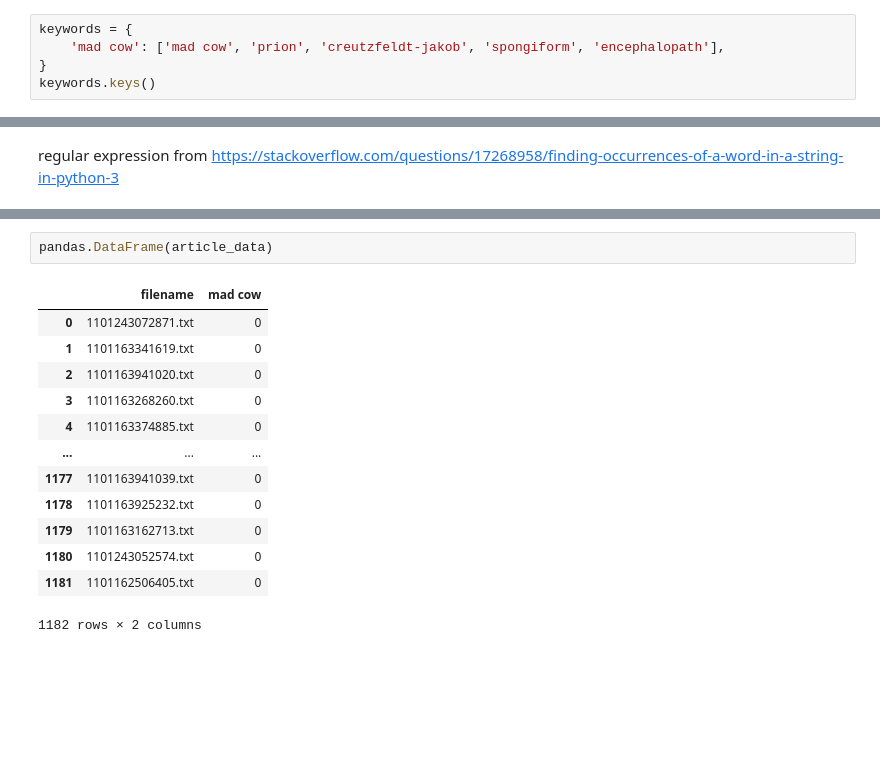
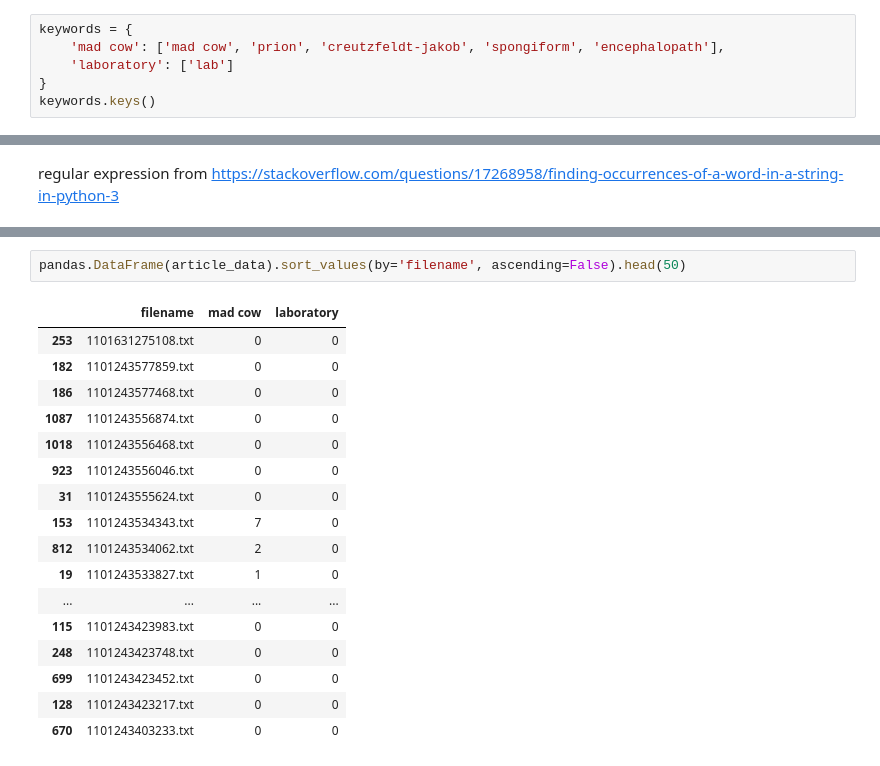
Before and after one commit to CelestialSloth/csc235-hw01, a Jupyter notebook: news_articles.ipynb, the cells around one changed output, grey strips where cells are left out. Cells and saved outputs as stored; diff of their text form; blank space fills up the shorter version.

```diff
--- a/news_articles.ipynb
+++ b/news_articles.ipynb
@@ -13,6 +13,7 @@ article_list[:5]
 # %%
 keywords = {
     'mad cow': ['mad cow', 'prion', 'creutzfeldt-jakob', 'spongiform', 'encephalopath'],
+    'laboratory': ['lab']
 }
 keywords.keys()
 # %% [output]
@@ -66,17 +67,21 @@ article_data
  ...]
 # %%
-pandas.DataFrame(article_data)
+pandas.DataFrame(article_data).sort_values(by='filename', ascending=False).head(50)
 # %% [output]
-|  | filename | mad cow |
-| 0 | 1101243072871.txt | 0 |
-| 1 | 1101163341619.txt | 0 |
-| 2 | 1101163941020.txt | 0 |
-| 3 | 1101163268260.txt | 0 |
-| 4 | 1101163374885.txt | 0 |
-| ... | ... | ... |
-| 1177 | 1101163941039.txt | 0 |
-| 1178 | 1101163925232.txt | 0 |
-| 1179 | 1101163162713.txt | 0 |
-| 1180 | 1101243052574.txt | 0 |
-| 1181 | 1101162506405.txt | 0 |
+|  | filename | mad cow | laboratory |
+| 253 | 1101631275108.txt | 0 | 0 |
+| 182 | 1101243577859.txt | 0 | 0 |
+| 186 | 1101243577468.txt | 0 | 0 |
+| 1087 | 1101243556874.txt | 0 | 0 |
+| 1018 | 1101243556468.txt | 0 | 0 |
+| 923 | 1101243556046.txt | 0 | 0 |
+| 31 | 1101243555624.txt | 0 | 0 |
+| 153 | 1101243534343.txt | 7 | 0 |
+| 812 | 1101243534062.txt | 2 | 0 |
+| 19 | 1101243533827.txt | 1 | 0 |
+| ... | ... | ... | ... |
+| 115 | 1101243423983.txt | 0 | 0 |
+| 248 | 1101243423748.txt | 0 | 0 |
+| 699 | 1101243423452.txt | 0 | 0 |
+| 128 | 1101243423217.txt | 0 | 0 |
+| 670 | 1101243403233.txt | 0 | 0 |
-1182 rows × 2 columns
```
Also changed, not shown: parts of 2 cells of this notebook.
